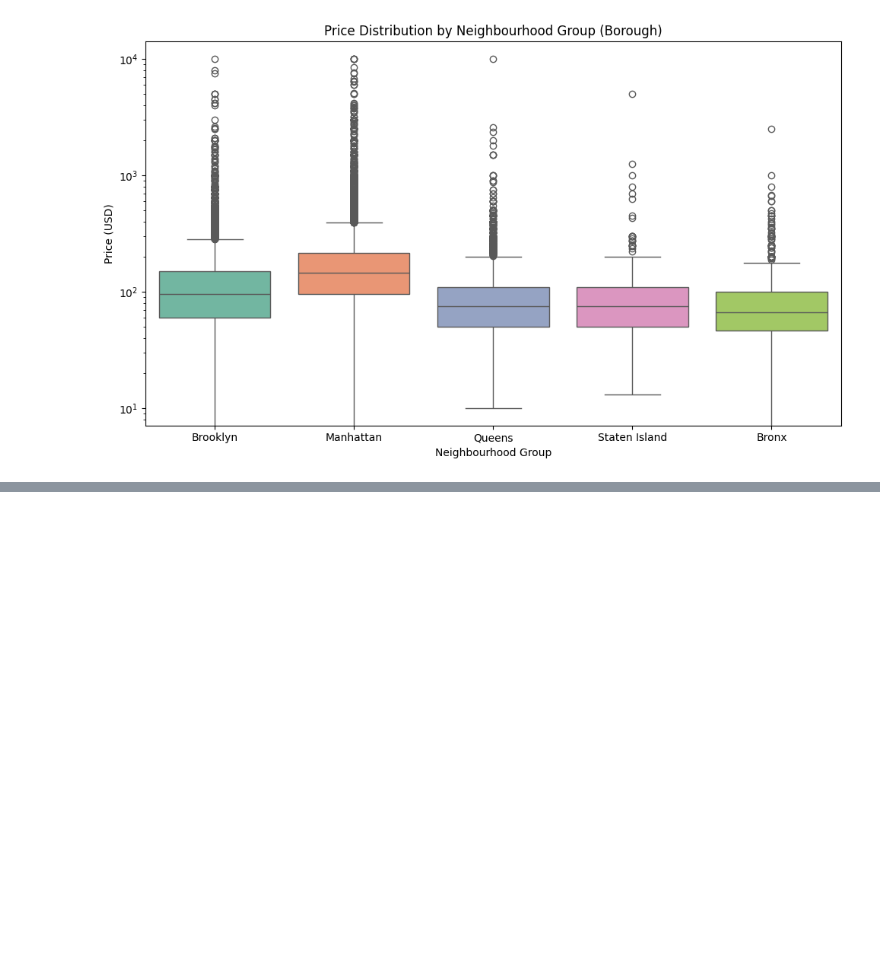
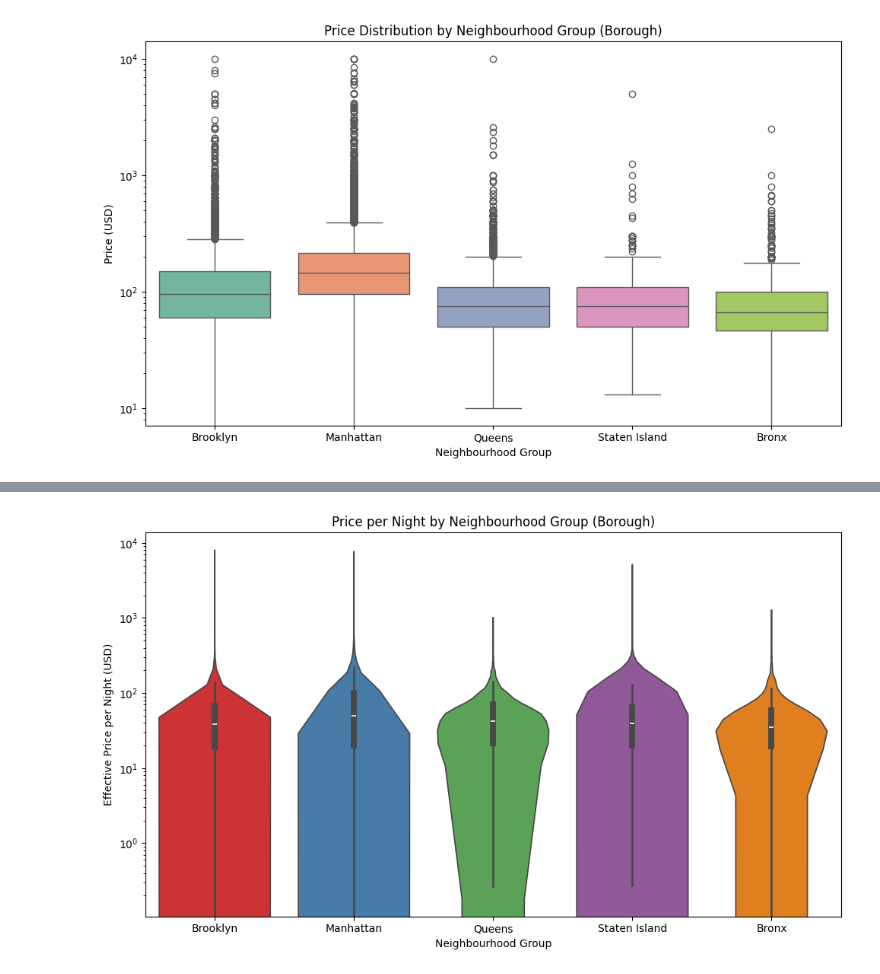
Before and after one commit to sachinn854/Airbnb-NYC-Listings-Data-Analysis-and-Dashboard, a Jupyter notebook: eda.ipynb, the cells around one changed output, grey strips where cells are left out. Drawn from its saved outputs; the diff is of its cells as text; code cells hidden in the pictures; blank space fills up the shorter version.

```diff
--- a/eda.ipynb
+++ b/eda.ipynb
@@ -800,0 +819,11 @@ plt.show()
+# %%
+plt.figure(figsize=(10, 6))
+sns.violinplot(data=df, x='neighbourhood_group', y='price_per_night',hue='neighbourhood_group',legend=False, palette='Set1', inner='box')
+plt.title('Price per Night by Neighbourhood Group (Borough)')
+plt.xlabel('Neighbourhood Group')
+plt.ylabel('Effective Price per Night (USD)')
+plt.yscale('log')  # Optional, depending on spread
+plt.tight_layout()
+plt.show()
+# %% [output]
+[figure, added]
```
Also changed, not shown: parts of 39 cells of this notebook.
